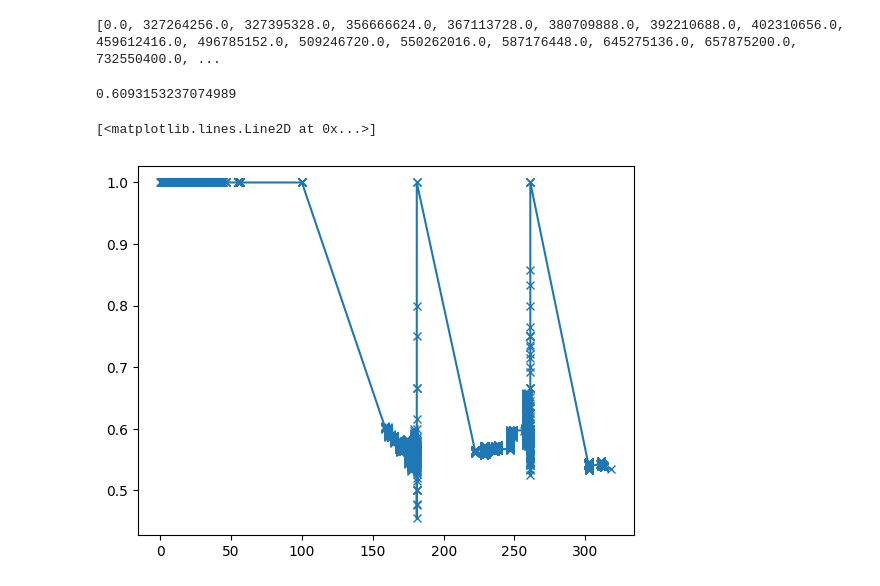
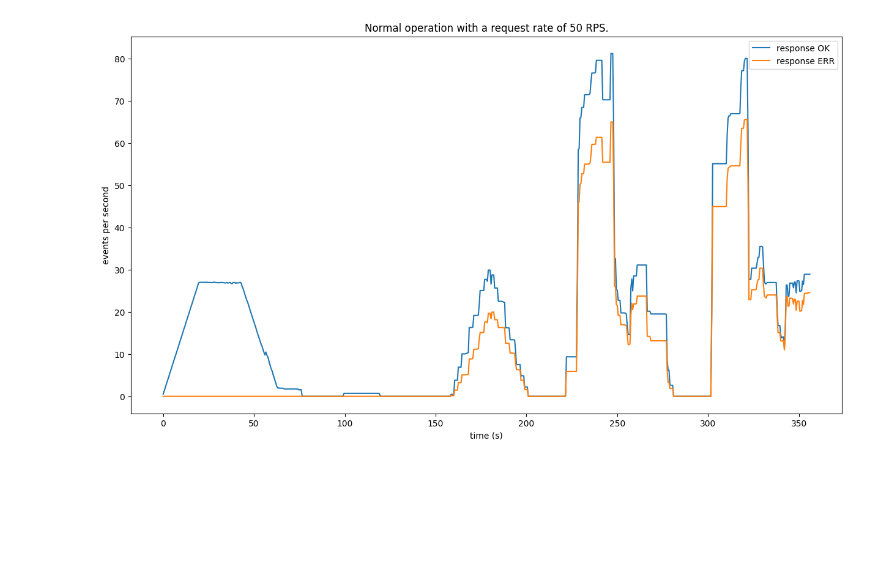
Before and after one commit to edchapman88/got, a Jupyter notebook: src/analyse.ipynb, the cells around one changed output. Cells and saved outputs as stored; diff of their text form; code cells hidden in the pictures; blank space fills up the shorter version.

Commit message:
const_stride rolling windows

```diff
--- a/src/analyse.ipynb
+++ b/src/analyse.ipynb
@@ -7,20 +4,20 @@ got = Got(LOG_FILE_PATH)
-# %%
-print(got.times())
-# %% [output]
-[0.0, 327264256.0, 327395328.0, 356666624.0, 367113728.0, 380709888.0, 392210688.0, 402310656.0, 459612416.0, 496785152.0, 509246720.0, 550262016.0, 587176448.0, 645275136.0, 657875200.0, 732550400.0, ...
-# %%
-proportion = got.num_ok() / len(got)
-print(proportion)
-# %% [output]
-0.6093153237074989
-# %%
-import matplotlib.pyplot as plt
-def success_rate(window: list[Response]) -> float:
-    count = list(map(lambda x: x.success, window)).count(True)
-    # print(count)
-    return float(count) / float(len(window))
-win_times, succ_rates = got.rolling(40.0,success_rate)
-plt.plot(win_times, succ_rates,marker='x')
-# %% [output]
-[<matplotlib.lines.Line2D at 0x...>]
-[figure, removed]
+# %%
+from got import Got,Response
+import plot_utils
+from plot_utils import Roller,LogFile
+import rolling_funcs as fn
+
+got = Got(LOG_FILE_PATH)
+
+window_len_secs = 20.0
+rollers = [
+    Roller("response OK", fn.count_ok, rate=True),
+    Roller("response ERR", fn.count_err, rate=True)
+]
+
+fig,ax = plot_utils.fig("Normal operation with a request rate of 50 RPS.",'time (s)','events per second')
+plot_utils.rolling(ax,got, rollers, window_secs=window_len_secs, const_stride_secs=0.5, zeroed_times=True)
+ax.legend()
+fig.show()
+# %% [output]
+[figure, added]
```
Also changed, not shown: parts of 3 cells of this notebook, 4 other files.
